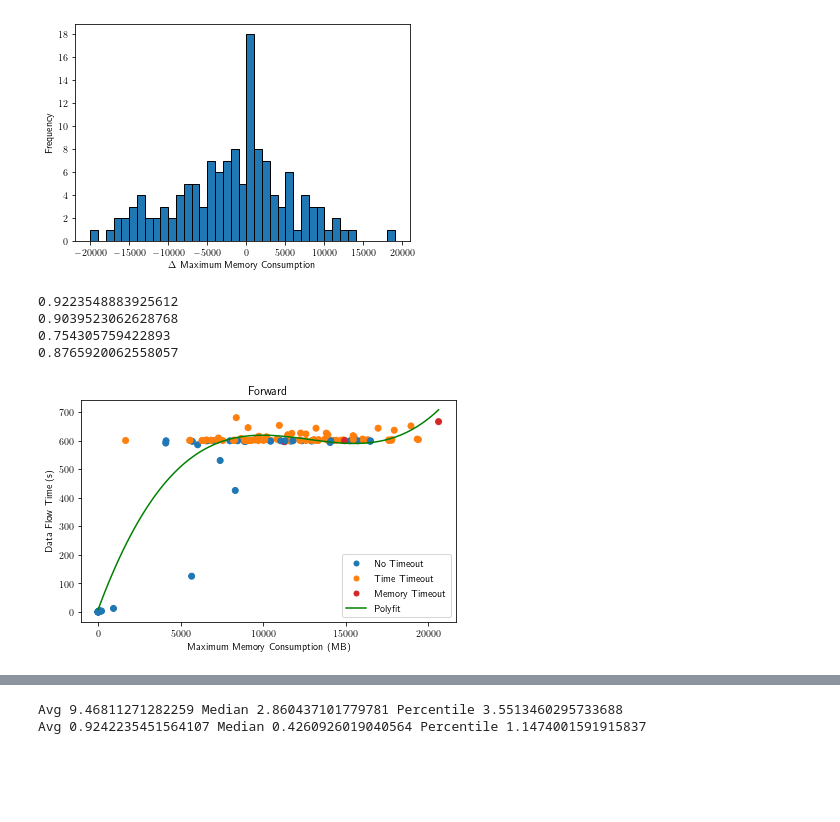
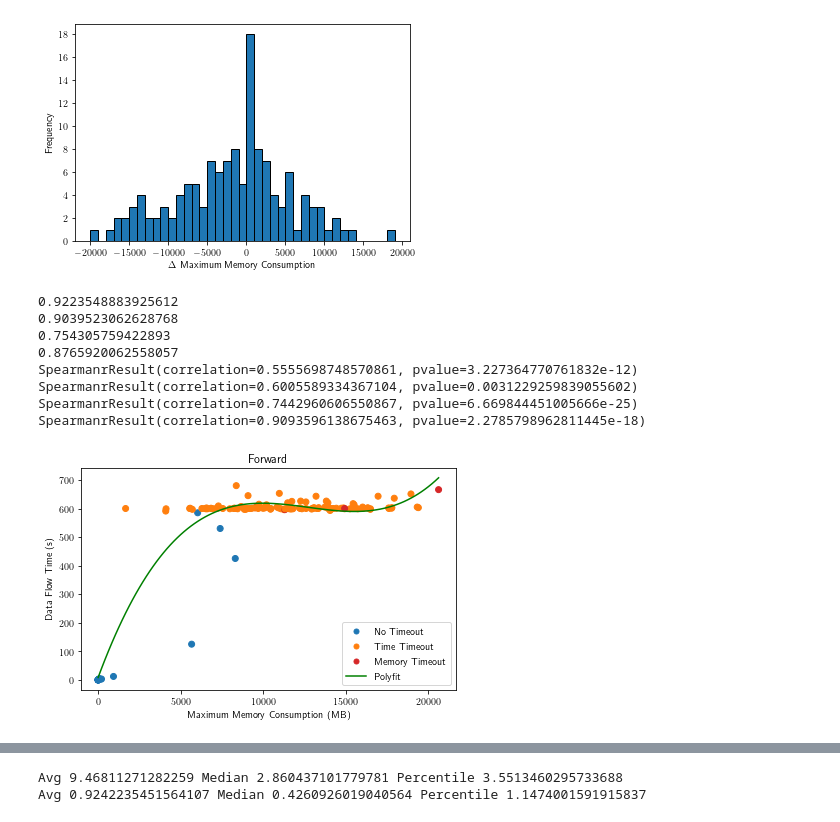
Before and after one commit to t1mlange/bachelor-thesis, a Jupyter notebook: scripts/RealWorld.ipynb, the cells around one changed output, grey strips where cells are left out. Drawn from its saved outputs; the diff is of its cells as text; code cells hidden in the pictures; blank space fills up the shorter version.

```diff
--- a/scripts/RealWorld.ipynb
+++ b/scripts/RealWorld.ipynb
@@ -116,7 +116,7 @@ class TimeRun:
         self.absCountInfoflow = absCountInfoflow
         self.absCountAlias = absCountAlias
         self.memoryTimeout = terminationState == 2
-        self.timeTimeout = terminationState == 1 and dataflowTime > 599
+        self.timeTimeout = terminationState == 1 and dataflowTime > 590
         self.noTimeout = not self.memoryTimeout and not self.timeTimeout
         self.runID = runID
         self.avgMemInfo = avgMemInfo
@@ -823,7 +825,7 @@ for name, app in apps.items():
             xsources.append(app.sources)
             xsinks.append(app.sinks)
             xstmts.append(app.statements)
-            xratio.append(app.sinks - app.sources)
+            xratio.append((app.sinks - app.sources) / app.sources)
             xclasses.append(app.classes)
             xmethods.append(app.methods)
             xcg.append(app.cgsize)
@@ -1147,9 +1149,13 @@ plt.savefig(FIG_PATH + "memHist.pgf")
 
 datafw = []
 maxmemfw = []
+datafwTO = []
+maxmemfwTO = []
 cfw = []
 databw = []
 maxmembw = []
+databwTO = []
+maxmembwTO = []
 cbw = []
 
 for name, app in apps.items():
@@ -1159,14 +1165,22 @@ for name, app in apps.items():
     for run in app.runsSMP:
         if run.direction == Direction.ForwardsSMP:
             maxmemfw.append(run.maxMemPrecise)
+            if run.noTimeout:
+                maxmemfwTO.append(run.maxMemPrecise)
         elif run.direction == Direction.BackwardsSMP:
             maxmembw.append(run.maxMemPrecise)
+            if run.noTimeout:
+                maxmembwTO.append(run.maxMemPrecise)
     for run in app.runs:
         if run.direction == Direction.Forwards:
             datafw.append(run.dataflowTime)
+            if run.noTimeout:
+                datafwTO.append(run.dataflowTime)
             cfw.append(runToColor(run))
         elif run.direction == Direction.Backwards:
             databw.append(run.dataflowTime)
+            if run.noTimeout:
+                databwTO.append(run.dataflowTime)
             cbw.append(runToColor(run))
 
 
@@ -1174,31 +1188,41 @@ plt.figure()
 plt.scatter(maxmemfw, datafw, c=cfw)
 mymodel = np.poly1d(np.polyfit(maxmemfw, datafw, 3))
 myline = np.linspace(np.min(maxmemfw), np.max(maxmemfw), 100)
 plt.plot(myline, mymodel(myline), 'g')
 plt.ylabel("Data Flow Time (s)")
 plt.xlabel("Maximum Memory Consumption (MB)")
 plt.title("Forward")
 plt.legend(handles=handles2)
 plt.tight_layout()
 print(r2_score(datafw, mymodel(maxmemfw)))
 plt.savefig(FIG_PATH + "fw_time-mem-correl.pgf")
 plt.figure()
 plt.scatter(maxmembw, databw, c=cbw)
 mymodel = np.poly1d(np.polyfit(maxmembw, databw, 3))
 myline = np.linspace(np.min(maxmembw), np.max(maxmembw), 100)
 plt.plot(myline, mymodel(myline), 'g')
 plt.ylabel("Data Flow Time (s)")
 plt.xlabel("Maximum Memory Consumption (MB)")
 plt.title("Backward")
 plt.legend(handles=handles2)
 plt.tight_layout()
 plt.savefig(FIG_PATH + "bw_time-mem-correl.pgf")
 print(r2_score(databw, mymodel(maxmembw)))
+
 print(np.corrcoef(maxmemfw, datafw)[0,1])
 print(np.corrcoef(maxmembw, databw)[0,1])
+
+print(stats.spearmanr(maxmemfw, datafw))
+print(stats.spearmanr(maxmemfwTO, datafwTO))
+print(stats.spearmanr(maxmembw, databw))
+print(stats.spearmanr(maxmembwTO, databwTO))
 # %% [output]
 0.9223548883925612
 0.9039523062628768
 0.754305759422893
 0.8765920062558057
+SpearmanrResult(correlation=0.5555698748570861, pvalue=3.227364770761832e-12)
+SpearmanrResult(correlation=0.6005589334367104, pvalue=0.0031229259839055602)
+SpearmanrResult(correlation=0.7442960606550867, pvalue=6.669844451005666e-25)
+SpearmanrResult(correlation=0.9093596138675463, pvalue=2.2785798962811445e-18)
-[figure, old version]
+[figure, new version]
```
Also changed, not shown: parts of 6 cells of this notebook, 49 other files.
